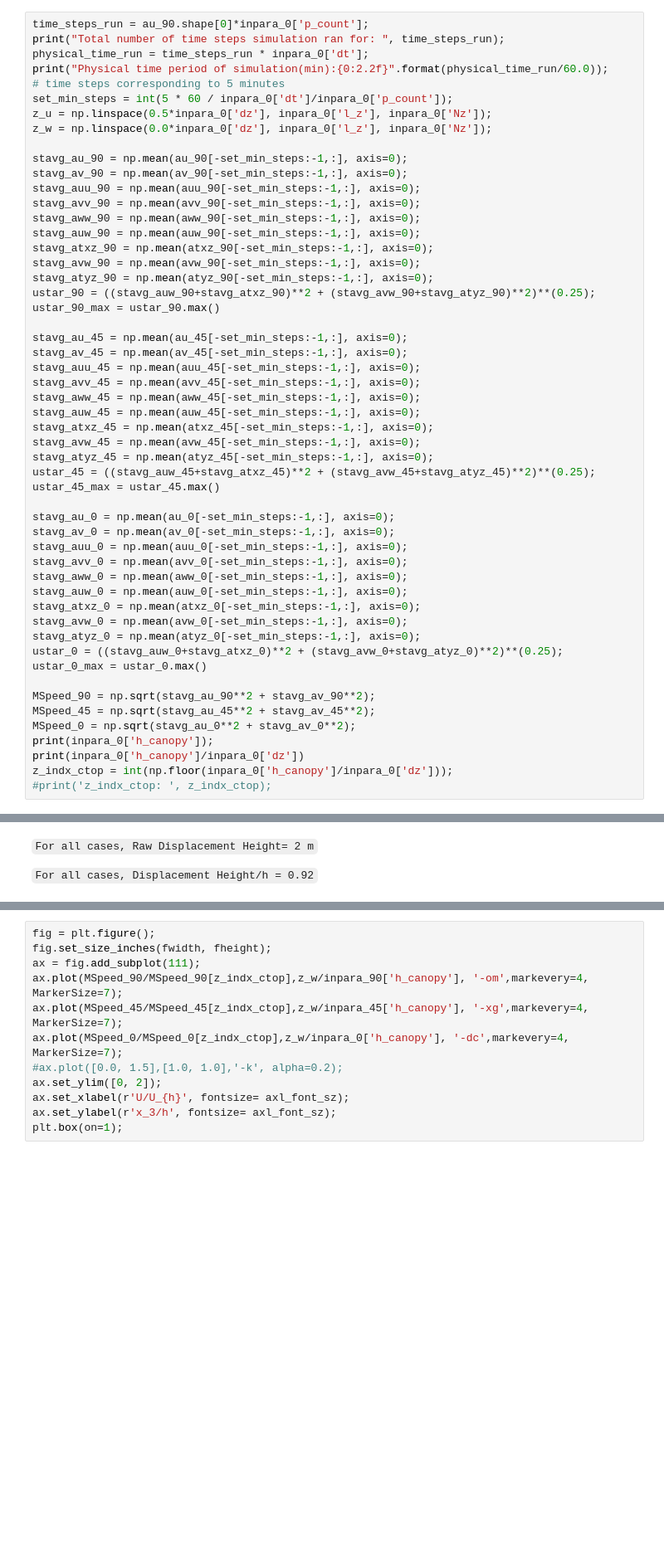
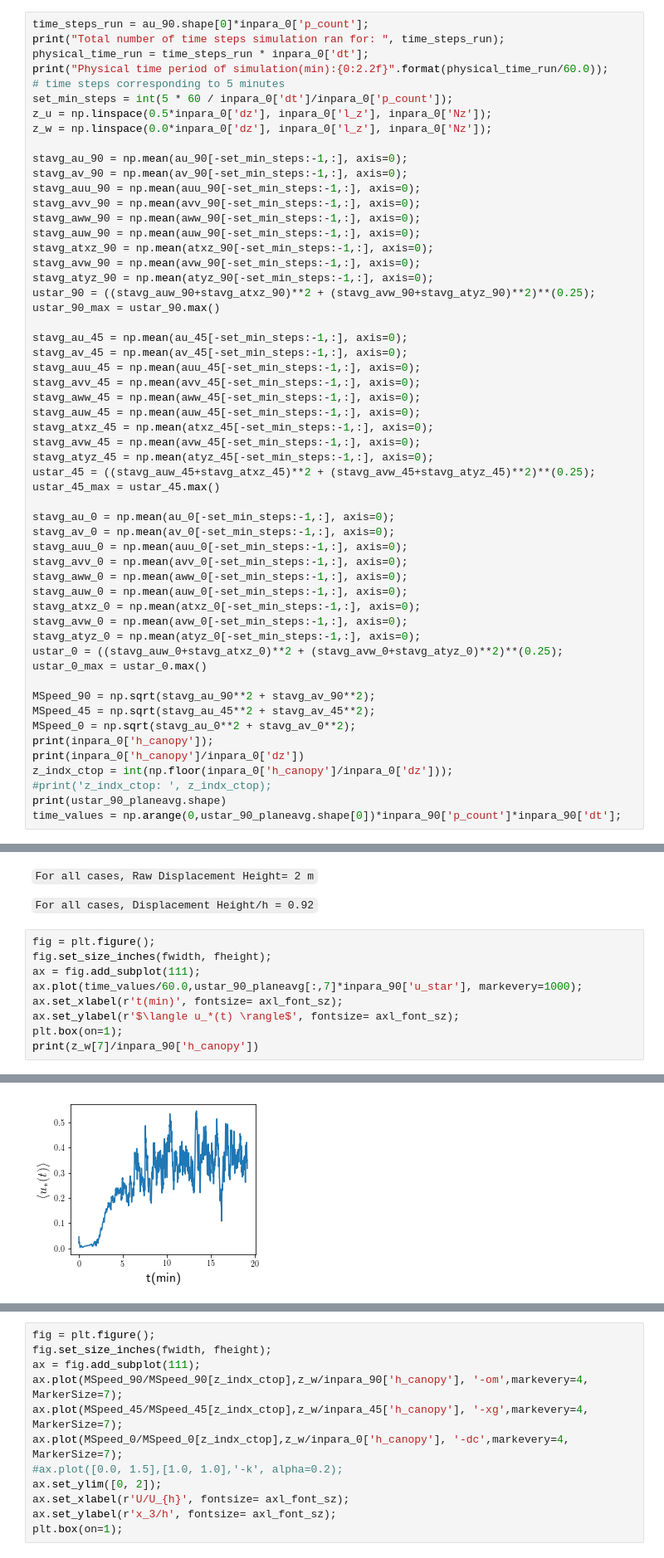
Before and after one commit to ahsan2github/vineyard_flow, a Jupyter notebook: vineyard_post.ipynb, the cells around one changed output, grey strips where cells are left out. Shown: that part at 83% size. Saved outputs shown, nothing was run; the diff lists cells and outputs as text; blank space fills up the shorter version.

Commit message:
added time series of ustar

```diff
--- a/vineyard_post.ipynb
+++ b/vineyard_post.ipynb
@@ -127,6 +127,8 @@ print(inpara_0['h_canopy']);
 print(inpara_0['h_canopy']/inpara_0['dz'])
 z_indx_ctop = int(np.floor(inpara_0['h_canopy']/inpara_0['dz']));
 #print('z_indx_ctop: ', z_indx_ctop);
+print(ustar_90_planeavg.shape)
+time_values = np.arange(0,ustar_90_planeavg.shape[0])*inpara_90['p_count']*inpara_90['dt'];
 # %% [output]
 Total number of time steps simulation ran for:  1150000
 Physical time period of simulation(min):19.17
@@ -236,3 +243,13 @@ Displacement Height = $\frac{\int_0^h x_3u_*^2(x_3)dx_3}{\int_0^h u_*^2(x_3)dx_3
 ``For all cases, Raw Displacement Height= 2 m``
 
 ``For all cases, Displacement Height/h = 0.92``
+# %%
+fig = plt.figure();
+fig.set_size_inches(fwidth, fheight);
+ax = fig.add_subplot(111);
+ax.plot(time_values/60.0,ustar_90_planeavg[:,7]*inpara_90['u_star'], markevery=1000);
+ax.set_xlabel(r't(min)', fontsize= axl_font_sz);
+ax.set_ylabel(r'$\langle u_*(t) \rangle$', fontsize= axl_font_sz);
+plt.box(on=1);
+print(z_w[7]/inpara_90['h_canopy'])
+# %% [output]
@@ -238,0 +257 @@ Displacement Height = $\frac{\int_0^h x_3u_*^2(x_3)dx_3}{\int_0^h u_*^2(x_3)dx_3
+[figure, added]
```
Also changed, not shown: parts of 5 cells of this notebook.
